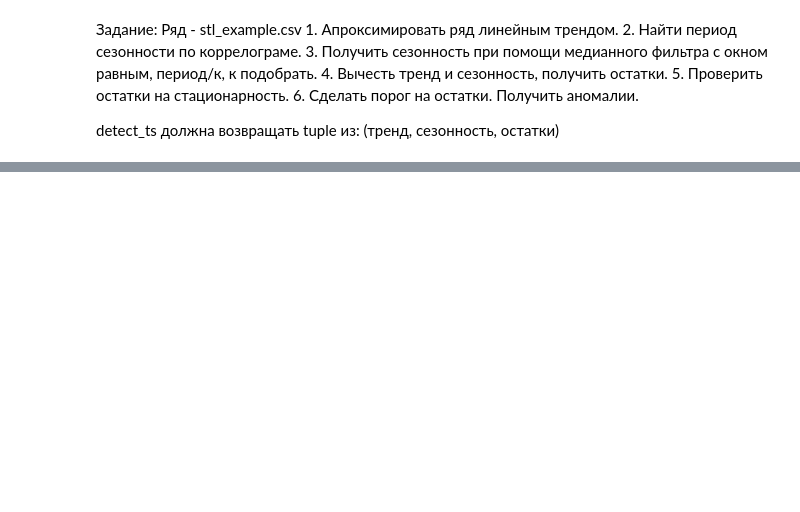
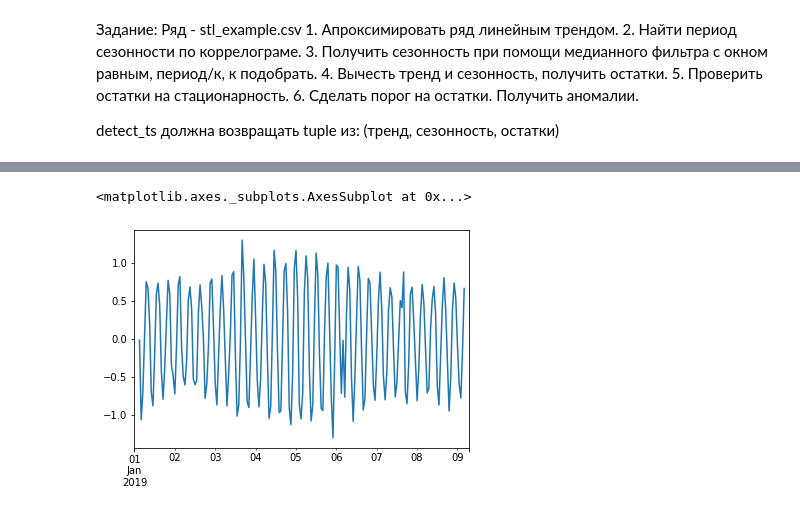
Before and after one commit to technogleb/ts_course_summer, a Jupyter notebook: week_1/stl.ipynb, the cells around one changed output, grey strips where cells are left out. Saved outputs shown, nothing was run; the diff lists cells and outputs as text; code cells hidden in the pictures; blank space fills up the shorter version.

```diff
--- a/week_1/stl.ipynb
+++ b/week_1/stl.ipynb
@@ -90,0 +121,5 @@ def detect_ts(ts):
+# %%
+decomp.resid.plot()
+# %% [output]
+<matplotlib.axes._subplots.AxesSubplot at 0x...>
+[figure, added]
```
Also changed, not shown: parts of 13 cells of this notebook, 1 other file.
